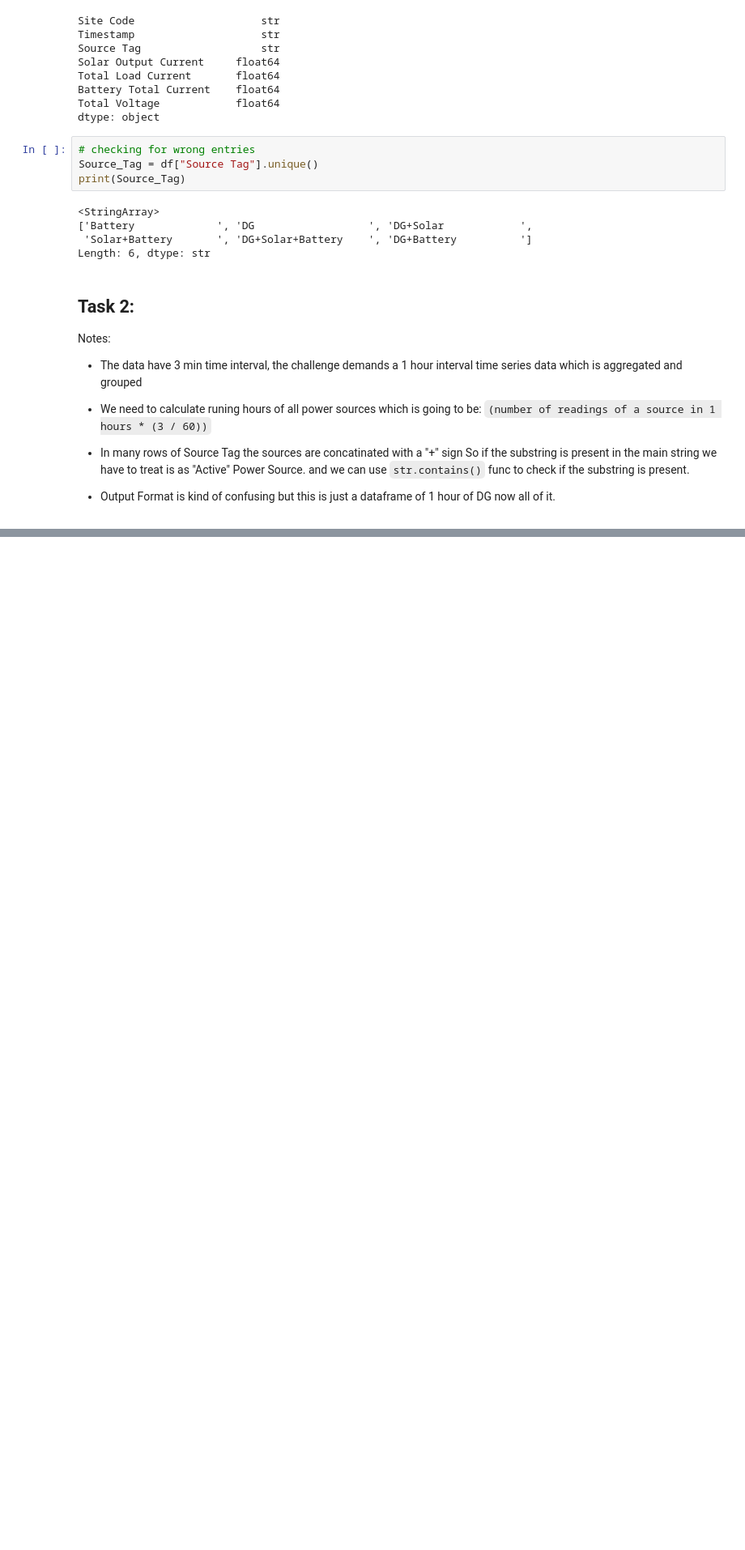
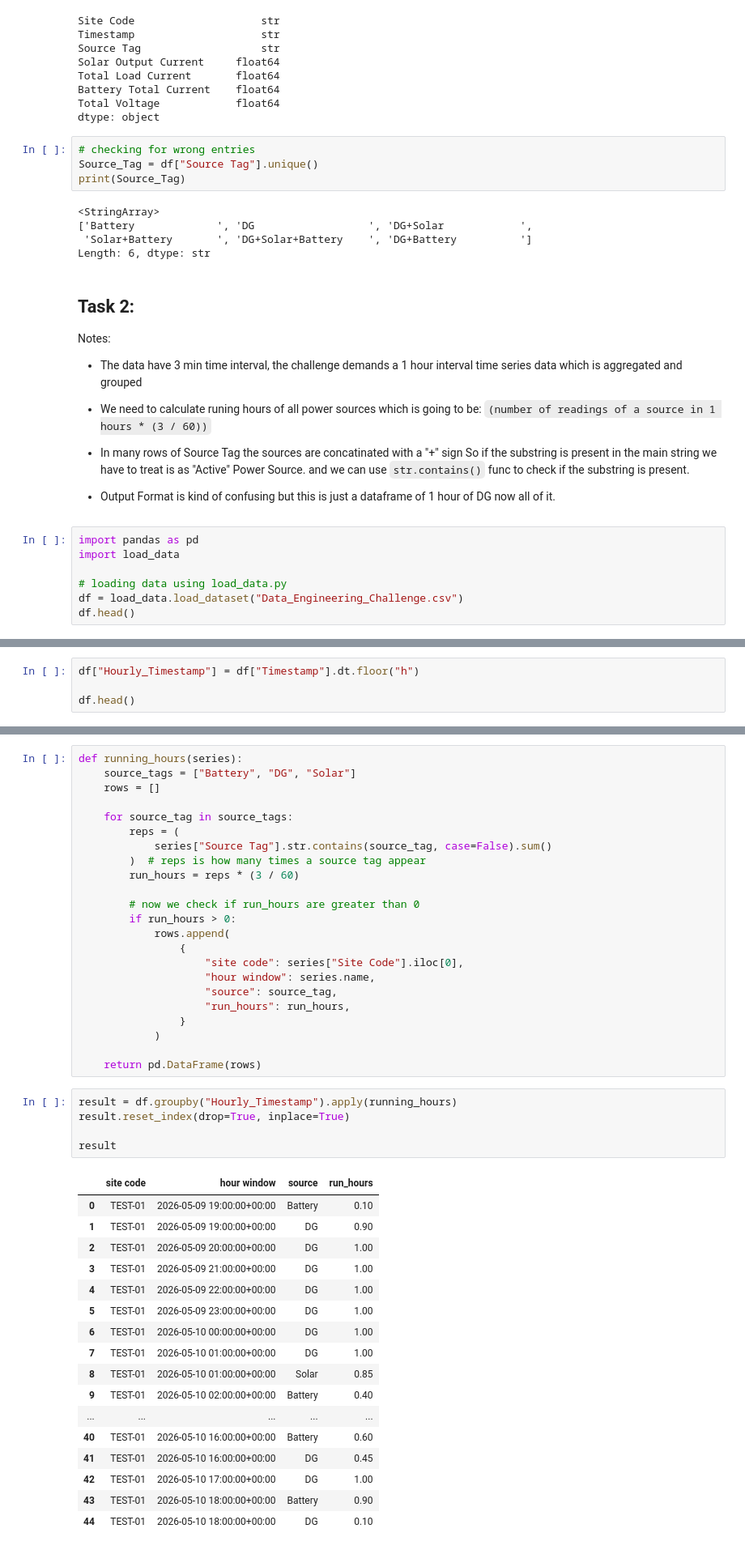
Before and after one commit to AhmadKhanSenpai/data_engineering_challenge, a Jupyter notebook: testing.ipynb, the cells around one changed output, grey strips where cells are left out. Shown at 81% size. Cells and saved outputs as stored; diff of their text form; blank space fills up the shorter version.

```diff
--- a/testing.ipynb
+++ b/testing.ipynb
@@ -50,3 +50,10 @@ Notes:
 - In many rows of Source Tag the sources are concatinated with a "+" sign So if the substring is present in the main string we have to treat is as "Active" Power Source. and we can use `str.contains()` func to check if the substring is present.
 
 - Output Format is kind of confusing but this is just a dataframe of 1 hour of DG now all of it.
+# %%
+import pandas as pd
+import load_data
+
+# loading data using load_data.py
+df = load_data.load_dataset("Data_Engineering_Challenge.csv")
+df.head()
@@ -52,0 +67,4 @@ Notes:
+# %%
+df["Hourly_Timestamp"] = df["Timestamp"].dt.floor("h")
+
+df.head()
@@ -52,0 +78,46 @@ Notes:
+# %%
+def running_hours(series):
+    source_tags = ["Battery", "DG", "Solar"]
+    rows = []
+
+    for source_tag in source_tags:
+        reps = (
+            series["Source Tag"].str.contains(source_tag, case=False).sum()
+        )  # reps is how many times a source tag appear
+        run_hours = reps * (3 / 60)
+
+        # now we check if run_hours are greater than 0
+        if run_hours > 0:
+            rows.append(
+                {
+                    "site code": series["Site Code"].iloc[0],
+                    "hour window": series.name,
+                    "source": source_tag,
+                    "run_hours": run_hours,
+                }
+            )
+
+    return pd.DataFrame(rows)
+# %%
+result = df.groupby("Hourly_Timestamp").apply(running_hours)
+result.reset_index(drop=True, inplace=True)
+
+result
+# %% [output]
+|  | site code | hour window | source | run_hours |
+| 0 | TEST-01 | 2026-05-09 19:00:00+00:00 | Battery | 0.10 |
+| 1 | TEST-01 | 2026-05-09 19:00:00+00:00 | DG | 0.90 |
+| 2 | TEST-01 | 2026-05-09 20:00:00+00:00 | DG | 1.00 |
+| 3 | TEST-01 | 2026-05-09 21:00:00+00:00 | DG | 1.00 |
+| 4 | TEST-01 | 2026-05-09 22:00:00+00:00 | DG | 1.00 |
+| 5 | TEST-01 | 2026-05-09 23:00:00+00:00 | DG | 1.00 |
+| 6 | TEST-01 | 2026-05-10 00:00:00+00:00 | DG | 1.00 |
+| 7 | TEST-01 | 2026-05-10 01:00:00+00:00 | DG | 1.00 |
+| 8 | TEST-01 | 2026-05-10 01:00:00+00:00 | Solar | 0.85 |
+| 9 | TEST-01 | 2026-05-10 02:00:00+00:00 | Battery | 0.40 |
+| ... | ... | ... | ... | ... |
+| 40 | TEST-01 | 2026-05-10 16:00:00+00:00 | Battery | 0.60 |
+| 41 | TEST-01 | 2026-05-10 16:00:00+00:00 | DG | 0.45 |
+| 42 | TEST-01 | 2026-05-10 17:00:00+00:00 | DG | 1.00 |
+| 43 | TEST-01 | 2026-05-10 18:00:00+00:00 | Battery | 0.90 |
+| 44 | TEST-01 | 2026-05-10 18:00:00+00:00 | DG | 0.10 |
```
Also changed, not shown: parts of 2 cells of this notebook, 3 other files.
